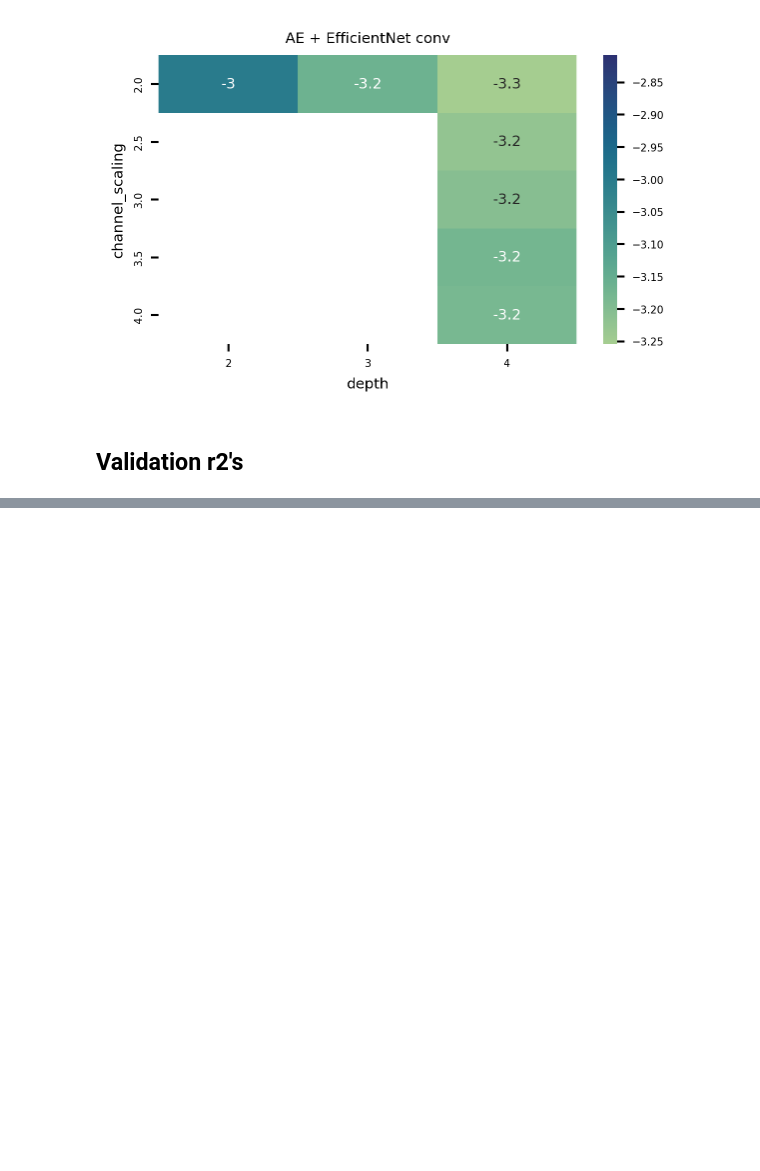
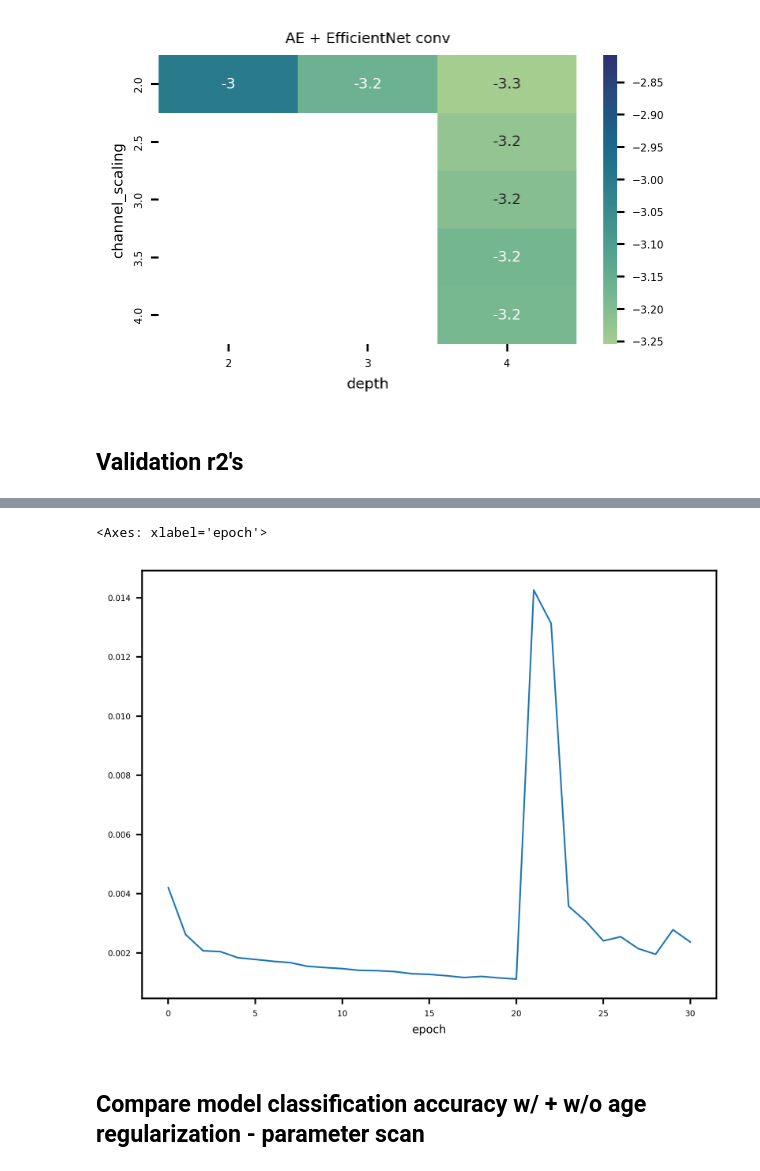
Before and after one commit to dattalab/ontogeny-of-behavior, a Jupyter notebook: notebooks/processing/size-norm-cnn-modeling/06-stage2-parameter-set.ipynb, the cells around one changed output, grey strips where cells are left out. Saved outputs shown, nothing was run; the diff lists cells and outputs as text; code cells hidden in the pictures; blank space fills up the shorter version.

```diff
--- a/notebooks/processing/size-norm-cnn-modeling/06-stage2-parameter-set.ipynb
+++ b/notebooks/processing/size-norm-cnn-modeling/06-stage2-parameter-set.ipynb
@@ -492,0 +583,7 @@ for arch in archs:
+# %%
+tmp['val_loss'].plot()
+# %% [output]
+<Axes: xlabel='epoch'>
+[figure, added]
+# %% [markdown]
+## Compare model classification accuracy w/ + w/o age regularization - parameter scan
```
Also changed, not shown: parts of 38 cells of this notebook, 18 other files.
